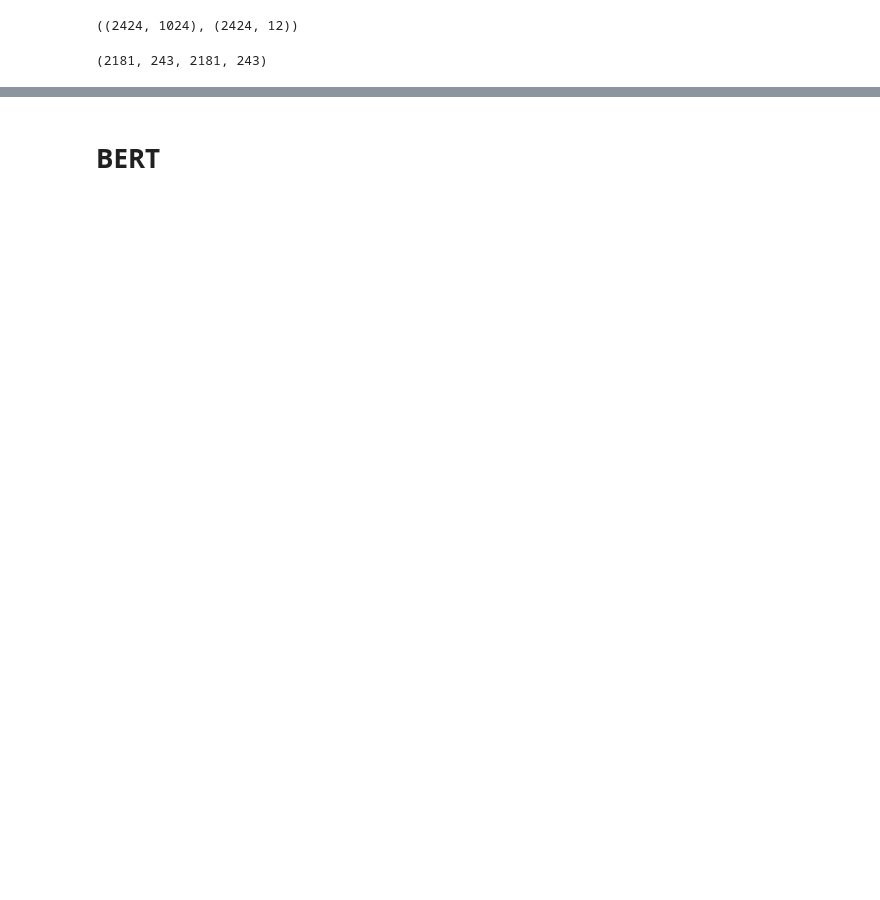
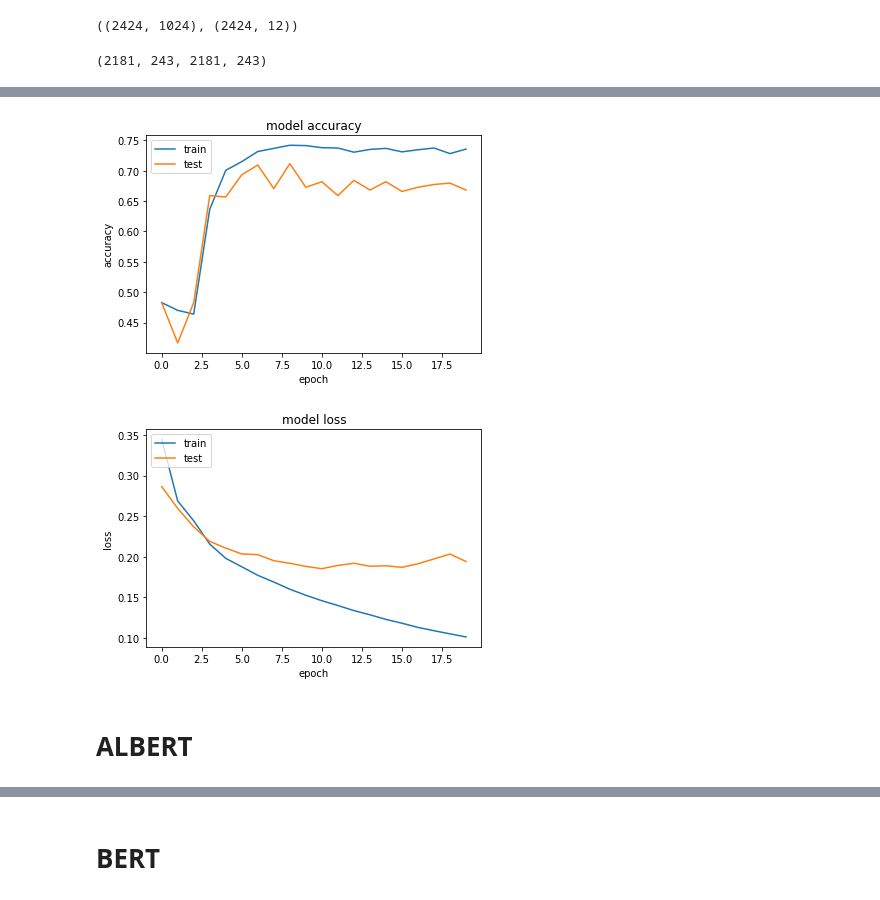
Before and after one commit to AliAkbarBadri/q-type-topic, a Jupyter notebook: types.ipynb, the cells around one changed output, grey strips where cells are left out. Saved outputs shown, nothing was run; the diff lists cells and outputs as text; code cells hidden in the pictures; blank space fills up the shorter version.

```diff
--- a/types.ipynb
+++ b/types.ipynb
@@ -48,3 +49,6 @@ df_types_laser.head()
 | 2 | چرا باوجود نصب بودن ترمز ABS بر ر... | 0 | 0 | 0 | 0 | 0 | 1 | 1 | 0 | 0 | 1 | ... |
 | 3 | چرا با وجود نصب بودن Airbag بر رو... | 0 | 0 | 0 | 0 | 0 | 1 | 1 | 0 | 0 | 1 | ... |
 | 4 | کلاس های مختلف خودرو چگونه شناسای... | 0 | 0 | 0 | 0 | 1 | 0 | 0 | 0 | 1 | 1 | ... |
+# %%
+n_class = len(df_types_laser.columns.values)-1
+n_class
@@ -211,14 +83,15 @@ Weighted:  0.73333335
 model = tf.keras.Sequential([
     tf.keras.layers.Input(shape=X[0].shape, name='input_layer'),
     tf.keras.layers.Dense(100, activation='relu', name='Dense_Layer'),
-    tf.keras.layers.Dense(12, activation='sigmoid', name='Output'),
+    tf.keras.layers.Dense(100, activation='relu', name='Dense_Layer2'),
+    tf.keras.layers.Dense(n_class, activation='sigmoid', name='Output'),
   ], name='LASER_Model')
 
 model.compile(loss='binary_crossentropy', optimizer='adam',
               metrics=['acc',
-                       tfa.metrics.f_scores.F1Score(12,'weighted', threshold=0.5, name='f1'),
-                       tfa.metrics.f_scores.F1Score(12,'macro',threshold=0.5, name='macro'),
-                       tfa.metrics.f_scores.F1Score(12,'micro',threshold=0.5, name='micro'),
+                       tfa.metrics.f_scores.F1Score(n_class,'weighted', threshold=0.5, name='f1'),
+                       tfa.metrics.f_scores.F1Score(n_class,'macro',threshold=0.5, name='macro'),
+                       tfa.metrics.f_scores.F1Score(n_class,'micro',threshold=0.5, name='micro'),
                        tfa.metrics.HammingLoss(mode='multilabel',threshold=0.5, name='hamloss')])
 print(model.summary())
 # %% [output]
@@ -237,0 +137,25 @@ None
+# %%
+import matplotlib.pyplot as plt
+
+plt.plot(history.history['acc'])
+plt.plot(history.history['val_acc'])
+
+plt.title('model accuracy')
+plt.ylabel('accuracy')
+plt.xlabel('epoch')
+plt.legend(['train','test'], loc='upper left')
+plt.show()
+
+plt.plot(history.history['loss'])
+plt.plot(history.history['val_loss'])
+
+plt.title('model loss')
+plt.ylabel('loss')
+plt.xlabel('epoch')
+plt.legend(['train','test'], loc='upper left')
+plt.show()
+# %% [output]
+[figure, added]
+[figure, added]
+# %% [markdown]
+# ALBERT
```
Also changed, not shown: parts of 45 cells of this notebook.
